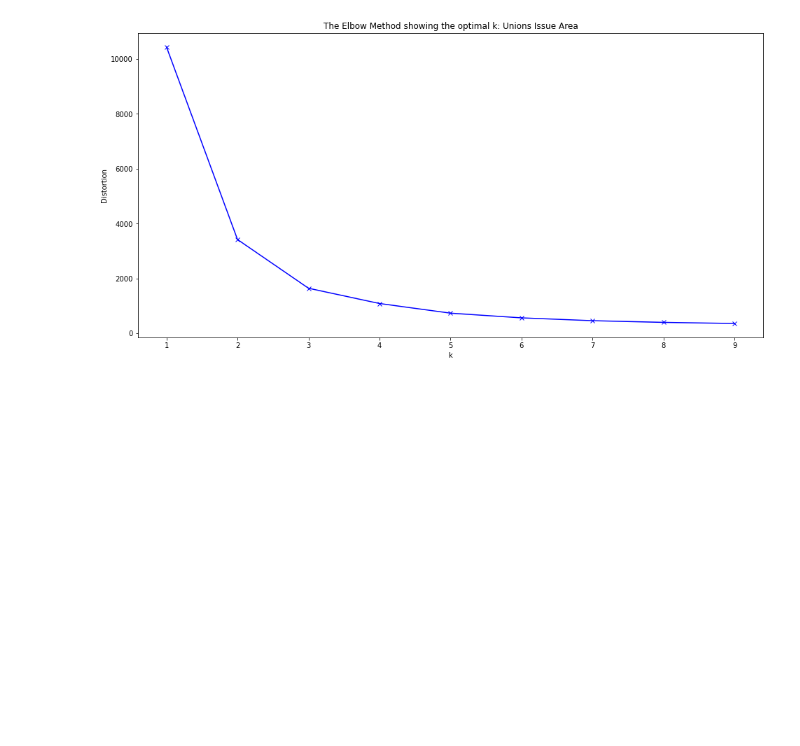
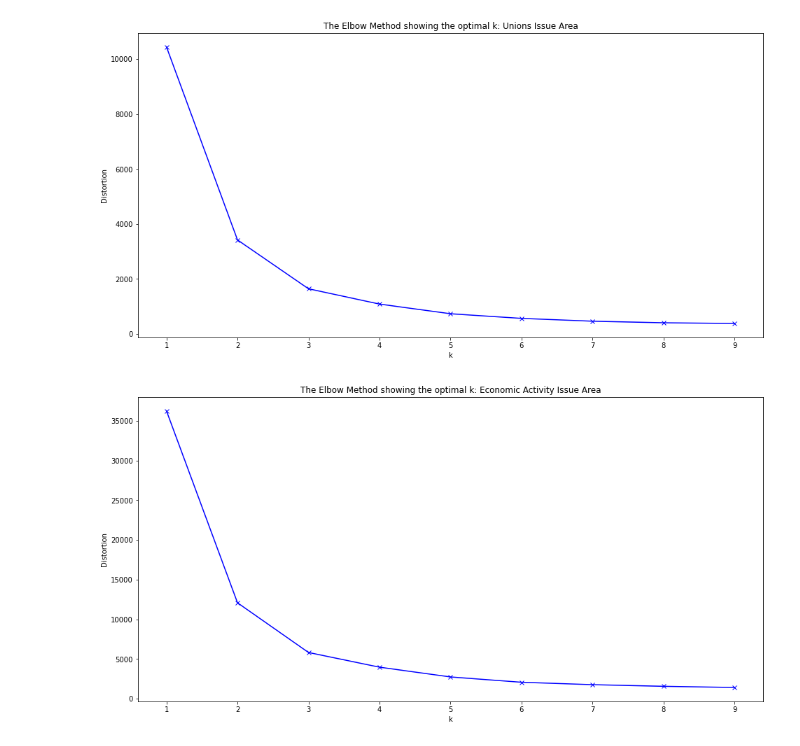
Before and after one commit to prrathi/CaseCracker, a Jupyter notebook: data/cluster.ipynb, the cells around one changed output. Cells and saved outputs as stored; diff of their text form; code cells hidden in the pictures; blank space fills up the shorter version.

Commit message:
Last 7 clusters

```diff
--- a/data/cluster.ipynb
+++ b/data/cluster.ipynb
@@ -135,8 +149,8 @@ plt.show()
 [figure]
 # %%
 # Issue Area 5: Privacy
-justiceP = justice[issueArea == 3]
-directionP = direction[issueArea == 3]
+justiceP = justice[issueArea == 5]
+directionP = direction[issueArea == 5]
 dataset = pd.DataFrame({'justice': justiceP, 'direction': directionP})
 dataset = dataset.replace((np.inf, -np.inf, np.nan), 0).reset_index(drop=True)
 optimal = []
@@ -155,8 +169,8 @@ plt.show()
 [figure]
 # %%
 # Issue Area 6: Attorneys
-justiceA = justice[issueArea == 3]
-directionA = direction[issueArea == 3]
+justiceA = justice[issueArea == 6]
+directionA = direction[issueArea == 6]
 dataset = pd.DataFrame({'justice': justiceA, 'direction': directionA})
 dataset = dataset.replace((np.inf, -np.inf, np.nan), 0).reset_index(drop=True)
 optimal = []
@@ -175,8 +189,8 @@ plt.show()
 [figure]
 # %%
 # Issue Area 7: Unions
-justiceU = justice[issueArea == 3]
-directionU = direction[issueArea == 3]
+justiceU = justice[issueArea == 7]
+directionU = direction[issueArea == 7]
 dataset = pd.DataFrame({'justice': justiceU, 'direction': directionU})
 dataset = dataset.replace((np.inf, -np.inf, np.nan), 0).reset_index(drop=True)
 optimal = []
@@ -193,3 +207,23 @@ plt.title('The Elbow Method showing the optimal k: Unions Issue Area')
 plt.show()
 # %% [output]
 [figure]
+# %%
+# Issue Area 8: Economic Activity
+justiceEA = justice[issueArea == 8]
+directionEA = direction[issueArea == 8]
+dataset = pd.DataFrame({'justice': justiceEA, 'direction': directionEA})
+dataset = dataset.replace((np.inf, -np.inf, np.nan), 0).reset_index(drop=True)
+optimal = []
+K = range(1,10)
+for k in K:
+    kmeanModel = KMeans(n_clusters=k)
+    kmeanModel.fit(dataset)
+    optimal.append(kmeanModel.inertia_)
+plt.figure(figsize=(16,8))
+plt.plot(K, optimal, 'bx-')
+plt.xlabel('k')
+plt.ylabel('Distortion')
+plt.title('The Elbow Method showing the optimal k: Economic Activity Issue Area')
+plt.show()
+# %% [output]
+[figure, added]
```
Also changed, not shown: parts of 9 cells of this notebook.
